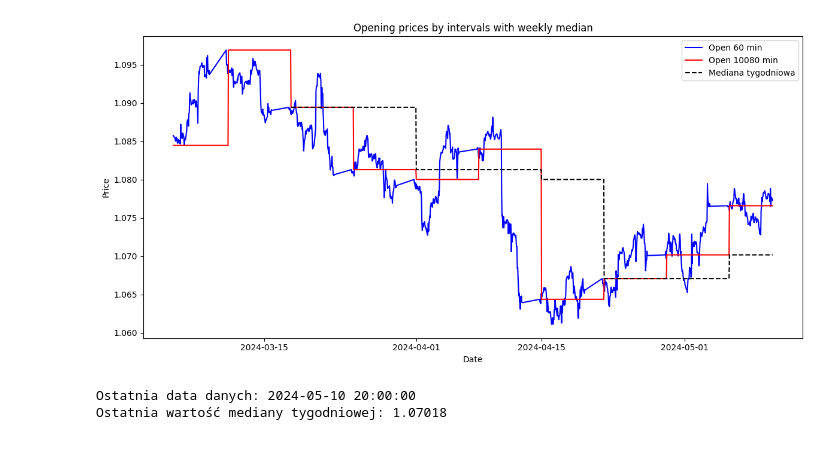
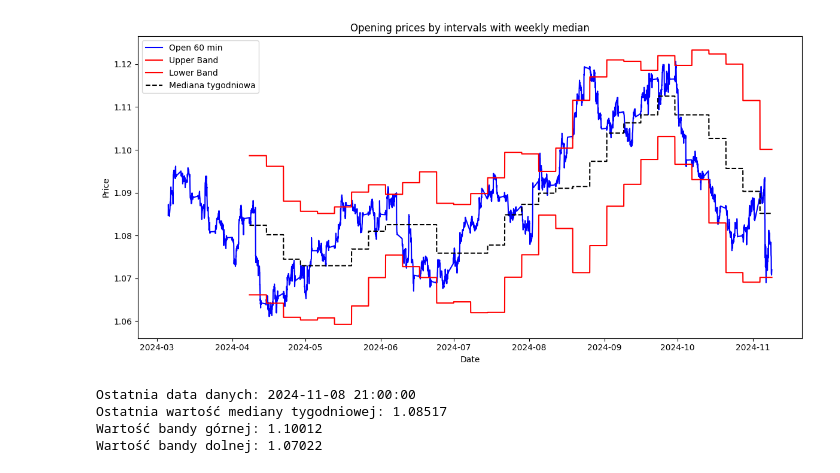
Before and after one commit to SwissDataInsights/Strategy-Tester-VectorBT, a Jupyter notebook: data/graphical_view.ipynb, the cells around one changed output. Drawn from its saved outputs; the diff is of its cells as text; code cells hidden in the pictures.

Commit message:
data merging for tests

```diff
--- a/data/graphical_view.ipynb
+++ b/data/graphical_view.ipynb
@@ -19,30 +32,39 @@ merged_data.head()
 # %%
 # Plot the Closing Price with Upper and Lower Bands and Rolling Median
 plt.figure(figsize=(12, 6))
-plt.plot(merged_data['Time'], merged_data['OpenAsk'], label='Open 60 min', color='blue')
+plt.plot(merged_data['Time'], merged_data['CloseAsk'], label='Open 60 min', color='blue')
 #plt.plot(merged_data['Time'], merged_data['OpenAsk_1440min'], label='Open 1440 min', color='green')
-plt.plot(merged_data['Time'], merged_data['OpenAsk_10080min'], label='Open 10080 min', color='red')
+#plt.plot(merged_data['Time'], merged_data['CloseAsk_10080min'], label='Open 10080 min', color='red')
 
-plt.plot(merged_data['Time'], merged_data['Median_OpenAsk_10080min'], label='Mediana tygodniowa', linestyle='--', color='black')
+plt.plot(merged_data['Time'], merged_data['Upper_Bollinger'], label='Upper Band', color='red')
+plt.plot(merged_data['Time'], merged_data['Lower_Bollinger'], label='Lower Band', color='red')
+plt.plot(merged_data['Time'], merged_data['Median_CloseAsk_10080min'], label='Mediana tygodniowa', linestyle='--', color='black')
 
 # Add titles and labels
 plt.title(f"Opening prices by intervals with weekly median")
 plt.xlabel("Date")
 plt.ylabel("Price")
 plt.legend()
 
 # Show the plot
 plt.tight_layout()
 plt.show()
 # %% [output]
-[figure, old version]
+[figure, new version]
 # %%
 # Pobranie ostatniej daty i odpowiadającej jej wartości mediany
 last_date = merged_data["Time"].iloc[-1]
-last_value = merged_data["Median_OpenAsk_10080min"].iloc[-1]
+last_value = merged_data["Median_CloseAsk_10080min"].iloc[-1]
+
+last_upper_band = merged_data["Upper_Bollinger"].iloc[-1]
+last_lower_band = merged_data["Lower_Bollinger"].iloc[-1]
 
 print("Ostatnia data danych:", last_date)
 print("Ostatnia wartość mediany tygodniowej:", last_value)
+print("Wartość bandy górnej:",last_upper_band)
+print("Wartość bandy dolnej:",last_lower_band)
 # %% [output]
-Ostatnia data danych: 2024-05-10 20:00:00
-Ostatnia wartość mediany tygodniowej: 1.07018
+Ostatnia data danych: 2024-11-08 21:00:00
+Ostatnia wartość mediany tygodniowej: 1.08517
+Wartość bandy górnej: 1.10012
+Wartość bandy dolnej: 1.07022
```
Also changed, not shown: parts of 2 cells of this notebook, 2 other files.
